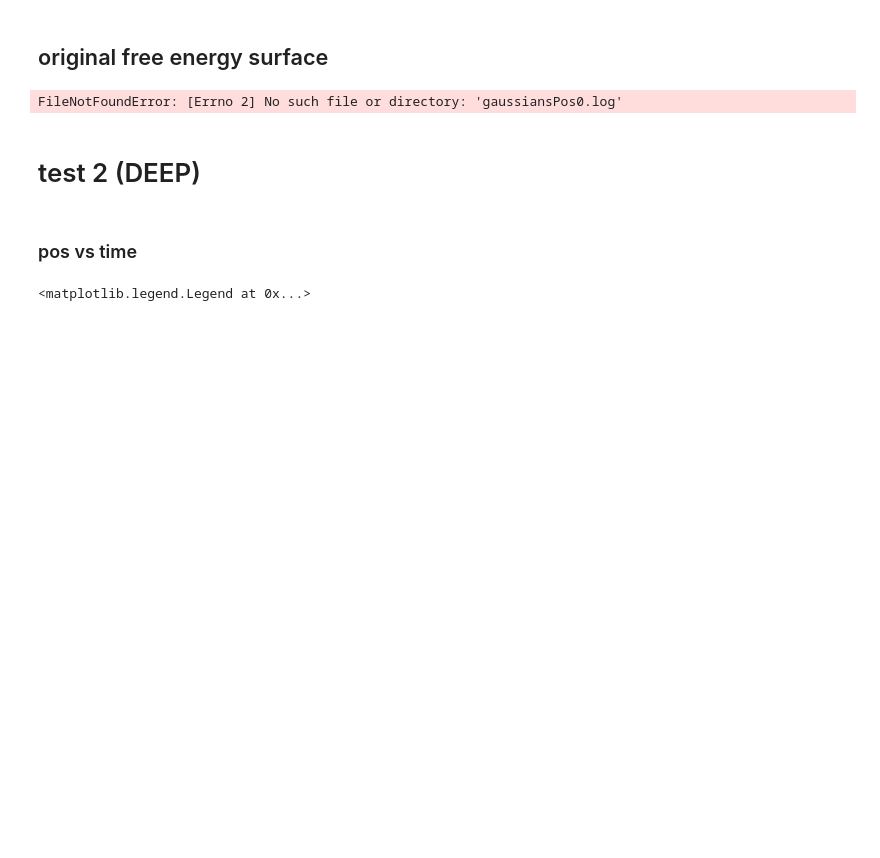
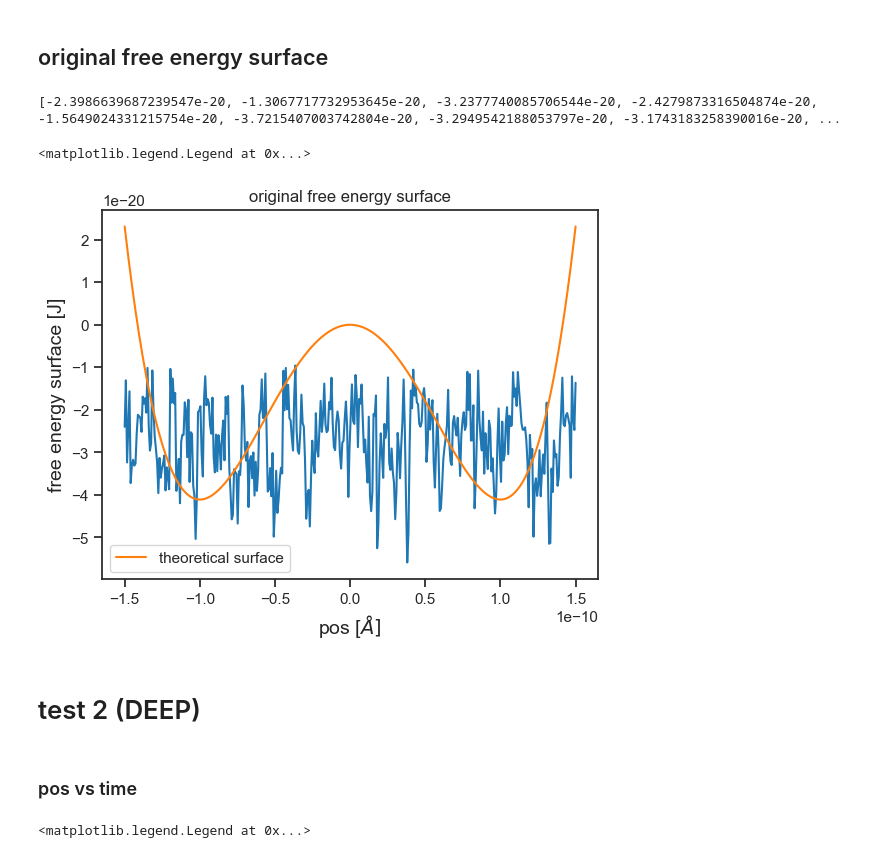
Before and after one commit to SagiMeir/Simulations4Beginners, a Jupyter notebook: poisson_rate_for_gaussians.ipynb, the cells around one changed output. Cells and saved outputs as stored; diff of their text form; code cells hidden in the pictures; blank space fills up the shorter version.

```diff
--- a/poisson_rate_for_gaussians.ipynb
+++ b/poisson_rate_for_gaussians.ipynb
@@ -130,57 +130,60 @@ import matplotlib.pyplot as plt
 import seaborn as sns
 sns.set_theme(style="ticks",rc={'axes.labelsize':14},palette='tab10')
 
-for i, seedNum in enumerate([937142, 937143, 937144, 937145, 937146]):
+
+x = np.linspace(-1.5E-10, 1.5E-10,376)
+w = 2E-20
+sigma = 0.5E-12
+for i, seedNum in enumerate([937142]): #, 937143, 937144, 937145, 937146]):
     df = pd.read_csv("gaussiansPos_1st_" + str(i) + ".log", sep='\s+')
+    #df = pd.read_csv("gaussiansPos.log", sep='\s+')
     pos = df['X']
-    #pos = [0]
     #print(pos)
-    x = np.linspace(-1.5E-10, 1.5E-10,880)
-    w = 2E-20
-    sigma = 0.5e-12
     arr = []
-    for i in x:
-        arr.append(-w * np.exp(-(np.array(i-pos)) ** 2 / (2 * sigma ** 2)).sum(0) + 0.43e-19)
+    for j in x:
+        arr.append(-w * np.exp(-(np.array(j-pos)) ** 2 / (2 * sigma ** 2)).sum(0))
 
-    # print(arr)
+    print(arr)
     # print(arr[:-1])
 
-    tfill = 220000 #steps
-    freq = 1000
-    start = 120000
+    # tfill = 220000 #steps
+    # freq = 1000
+    # start = 120000
     # num = (int)((tfill - start + freq) / freq)
     num = len(arr) - 2
     points = np.array([0] * len(arr))
     #print(len(points))
-    for i in range(len(arr), num, -1):
-        lst = np.array(arr[0:i] + [0] * (len(arr) - i))
-        # print(lst)
+    for j in range(len(arr), num, -1):
+        lst = np.array(arr[0:j] + [0] * (len(arr) - j))
+        #print(lst)
         points = points + lst
 
-    for i in range(len(points)):
-        points[i] = points[i]  / (len(arr) - num)
+    for j in range(len(points)):
+        points[j] = points[j]  / (len(arr) - num)
 
 
-    # print(points)
-    # print(Xaxsis)
+    #print(points)
+    #print(Xaxsis)
 
     Xaxsis = np.linspace(-1.5E-10, 1.5E-10, len(points))
-    plt.plot(Xaxsis, points, label="the surface according to the simulation")
+    plt.plot(Xaxsis, points)
 
 y = []
 A = 4.11E20
 B = 8.22
 for i in x:
     y.append(A*i**4-B*i**2)
 
 plt.plot(x,y, label="theoretical surface")
 
 plt.title("original free energy surface")
 plt.xlabel(r"pos [$\AA ]$")
 plt.ylabel("free energy surface [J]")
 plt.legend()
 # %% [output]
-FileNotFoundError: [Errno 2] No such file or directory: 'gaussiansPos0.log'
+[-2.3986639687239547e-20, -1.3067717732953645e-20, -3.2377740085706544e-20, -2.4279873316504874e-20, -1.5649024331215754e-20, -3.7215407003742804e-20, -3.2949542188053797e-20, -3.1743183258390016e-20, ...
+<matplotlib.legend.Legend at 0x...>
+[figure, added]
 # %% [markdown]
 # test 2 (DEEP)
 # %% [markdown]
```
Also changed, not shown: parts of 1 cell of this notebook, 12 other files.
